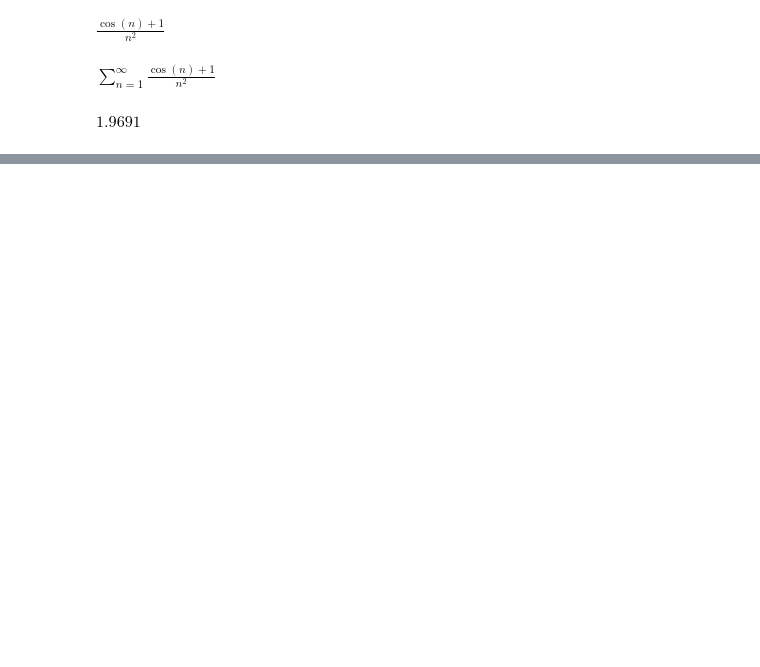
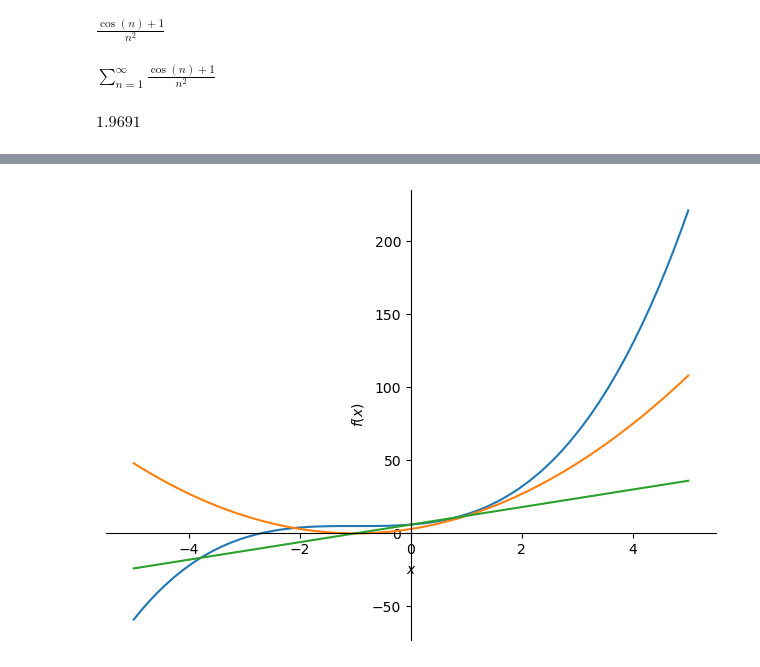
Before and after one commit to rammah83/Symbolic-Calculus-using-python, a Jupyter notebook: sympy_Maths.ipynb, the cells around one changed output, grey strips where cells are left out. Cells and saved outputs as stored; diff of their text form; code cells hidden in the pictures; blank space fills up the shorter version.

Commit message:
Add Some Geometry, Linear Algebra and Plotting

```diff
--- a/sympy_Maths.ipynb
+++ b/sympy_Maths.ipynb
@@ -401,0 +588,8 @@ $\displaystyle 24.0$
+# %%
+x, y = smp.symbols('x y', real=True)
+f = smp.symbols('f', cls=smp.Function)
+f = (x + 1)  ** 3 + 5
+df1 = f.diff(x)
+df2 = f.diff(x, 2)
+
+display(f, df1, df2)
@@ -401,0 +600,9 @@ $\displaystyle 24.0$
+# %%
+from sympy.plotting import plot, plot3d
+_ = plot(
+    (f, [x, -5, 5]),
+    (df1, [x, -5, 5]),
+    (df2, [x, -5, 5]), show=True
+)
+# %% [output]
+[figure, added]
```
Also changed, not shown: parts of 75 cells of this notebook.
